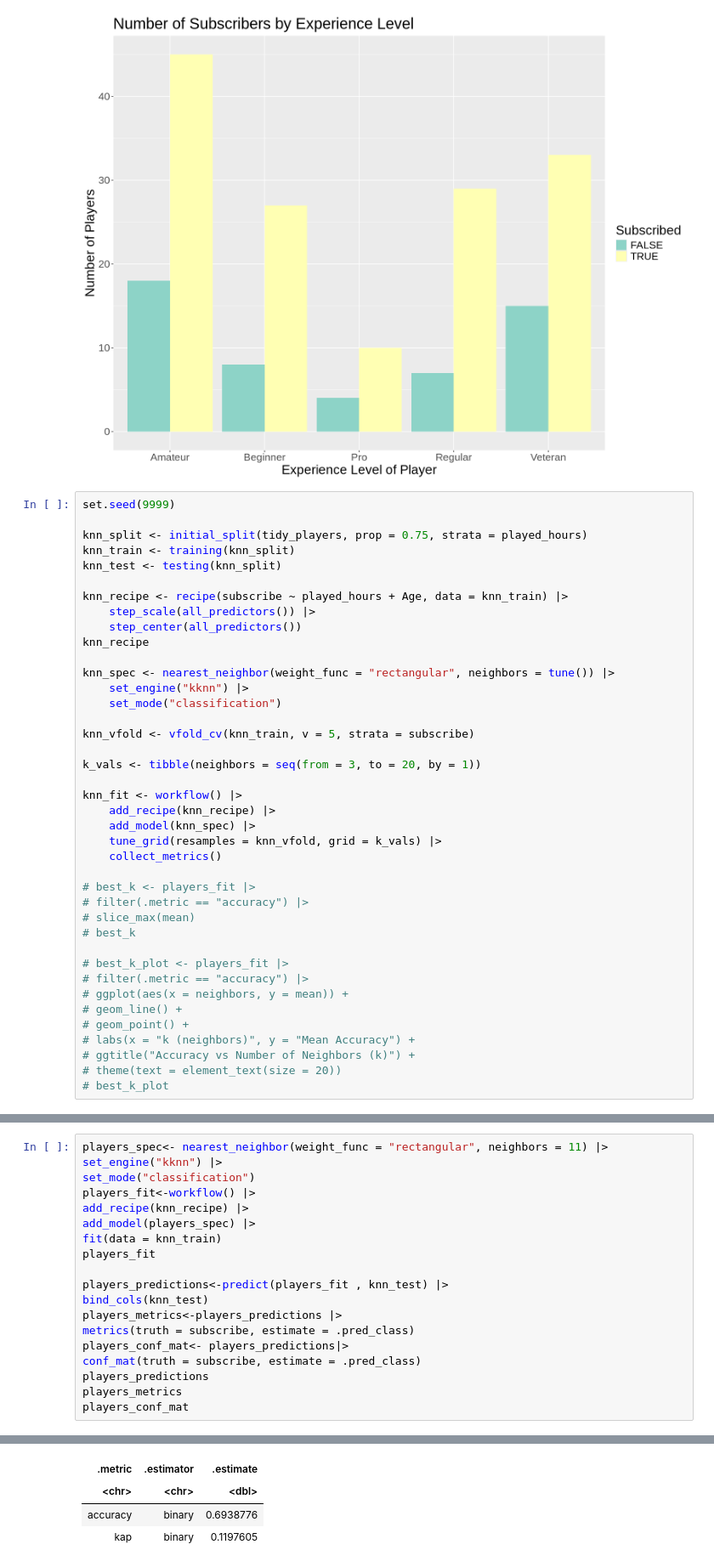
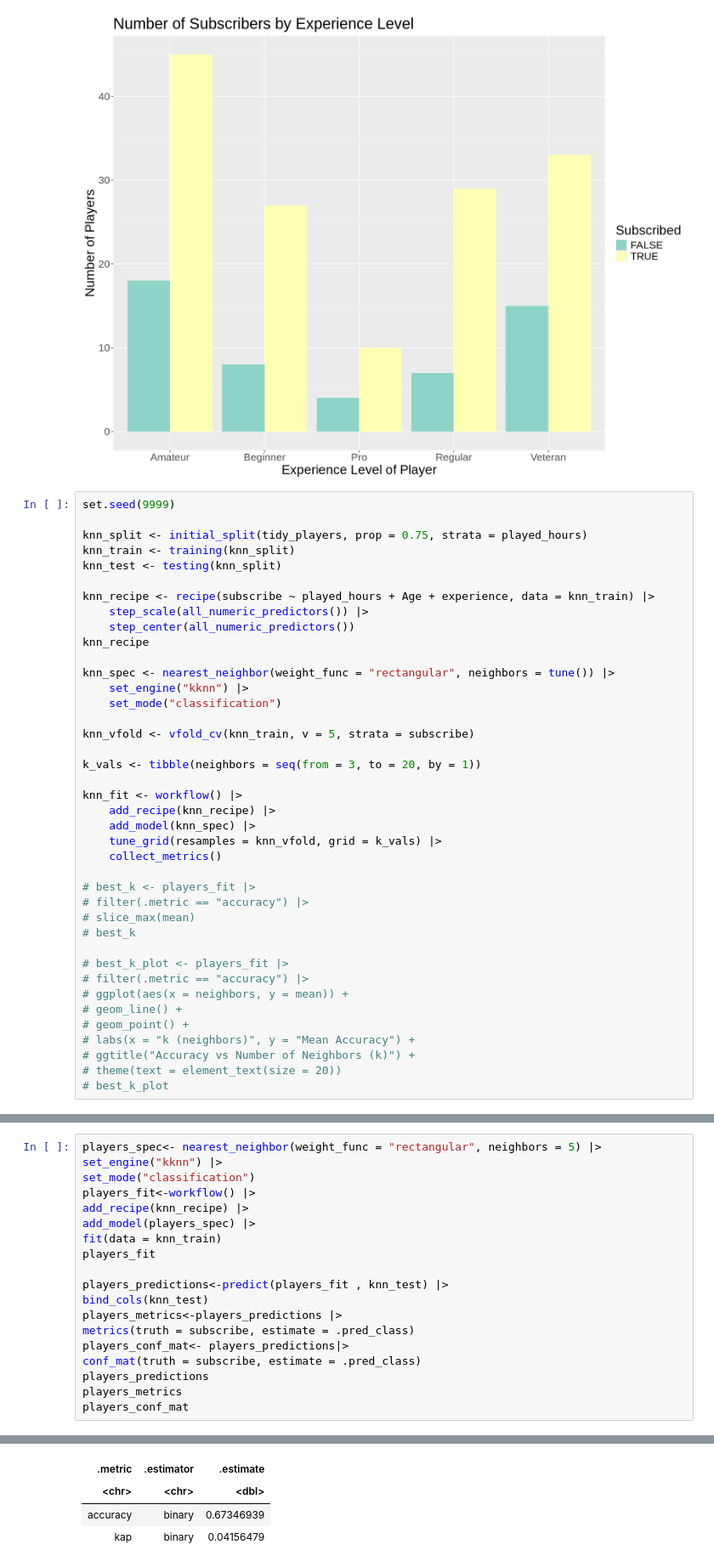
Before and after one commit to msyr125/DSCI-100-GROUP-PROJECT, a Jupyter notebook: final_report.ipynb, the cells around one changed output, grey strips where cells are left out. Shown at 85% size. Cells and saved outputs as stored; diff of their text form.

```diff
--- a/final_report.ipynb
+++ b/final_report.ipynb
@@ -305,9 +305,9 @@ knn_split <- initial_split(tidy_players, prop = 0.75, strata = played_hours)
 knn_train <- training(knn_split)
 knn_test <- testing(knn_split)
 
-knn_recipe <- recipe(subscribe ~ played_hours + Age, data = knn_train) |>
-    step_scale(all_predictors()) |>
-    step_center(all_predictors())
+knn_recipe <- recipe(subscribe ~ played_hours + Age + experience, data = knn_train) |>
+    step_scale(all_numeric_predictors()) |>
+    step_center(all_numeric_predictors())
 knn_recipe
 
 knn_spec <- nearest_neighbor(weight_func = "rectangular", neighbors = tune()) |>
@@ -374,5 +374,5 @@ This plot is not what is typically expected when we make a best k plot, as it wo
 # %%
-players_spec<- nearest_neighbor(weight_func = "rectangular", neighbors = 11) |>
+players_spec<- nearest_neighbor(weight_func = "rectangular", neighbors = 5) |>
 set_engine("kknn") |>
 set_mode("classification")
 players_fit<-workflow() |>
@@ -413,26 +413,26 @@ Best k: 11
 A tibble: 49 × 8
 | .pred_class | experience | subscribe | hashedEmail | played_hours | name | gender | Age |
 | <fct> | <fct> | <fct> | <chr> | <dbl> | <chr> | <chr> | <dbl> |
 | TRUE | Amateur | FALSE | 1d2371d8a35c8831034b25bda8764539a... | 0.0 | Emerson | Male | 21 |
 | TRUE | Veteran | TRUE | 7a4686586d290c67179275c7c3dfb4ea0... | 1.6 | Lane | Female | 23 |
 | TRUE | Amateur | TRUE | 3caa832978e0596779f4ee7c686c4592f... | 0.2 | Thatcher | Male | 22 |
 | TRUE | Amateur | FALSE | 200db0417ee70863c7e2a0f214c737476... | 0.1 | Anastasia | Female | 17 |
 | TRUE | Beginner | TRUE | 89c8e07d6a2aa102d9cd05086d51b2e41... | 0.0 | Ren | Male | 17 |
 | TRUE | Regular | TRUE | 5baba1651a0b92788bc0d6dcdf00be64a... | 0.6 | Kendall | Female | 28 |
 | TRUE | Amateur | TRUE | 710148466b44cb02ba894aa9005a4892e... | 0.1 | Ayman | Male | 23 |
 | TRUE | Veteran | TRUE | 577aa5f15468252b1c6f32dcd51501292... | 0.1 | Winston | Male | 17 |
 | TRUE | Regular | FALSE | 453774822d52d6891593948224570a750... | 0.0 | Edmund | Prefer not to say | 23 |
 | TRUE | Beginner | TRUE | d13020f8d53c08c95e64f2254424a65c9... | 0.4 | Omkar | Prefer not to say | 22 |
 | ... | ... | ... | ... | ... | ... | ... | ... |
 | TRUE | Amateur | TRUE | 9955ab948064150d3686ef564389bdc6d... | 0.4 | Charlie | Two-Spirited | 17 |
 | TRUE | Pro | FALSE | f7875ae87a61632030d5c4029ee8cf081... | 0.2 | Liam | Male | 17 |
 | FALSE | Veteran | TRUE | ba24bebe588a34ac546f8559850c65bc9... | 0.1 | Gabriela | Female | 44 |
 | TRUE | Veteran | FALSE | 71453e425f07d10da4fa2b349c83e73cc... | 0.3 | Pascal | Male | 22 |
 | TRUE | Amateur | FALSE | f19e136ddde68f365afc860c725ccff54... | 2.3 | Harlow | Male | 17 |
 A tibble: 2 × 3
 | .metric | .estimator | .estimate |
 | <chr> | <chr> | <dbl> |
-| accuracy | binary | 0.6938776 |
-| kap | binary | 0.1197605 |
+| accuracy | binary | 0.67346939 |
+| kap | binary | 0.04156479 |
           Truth
 Prediction FALSE TRUE
```
Also changed, not shown: parts of 6 cells of this notebook.
